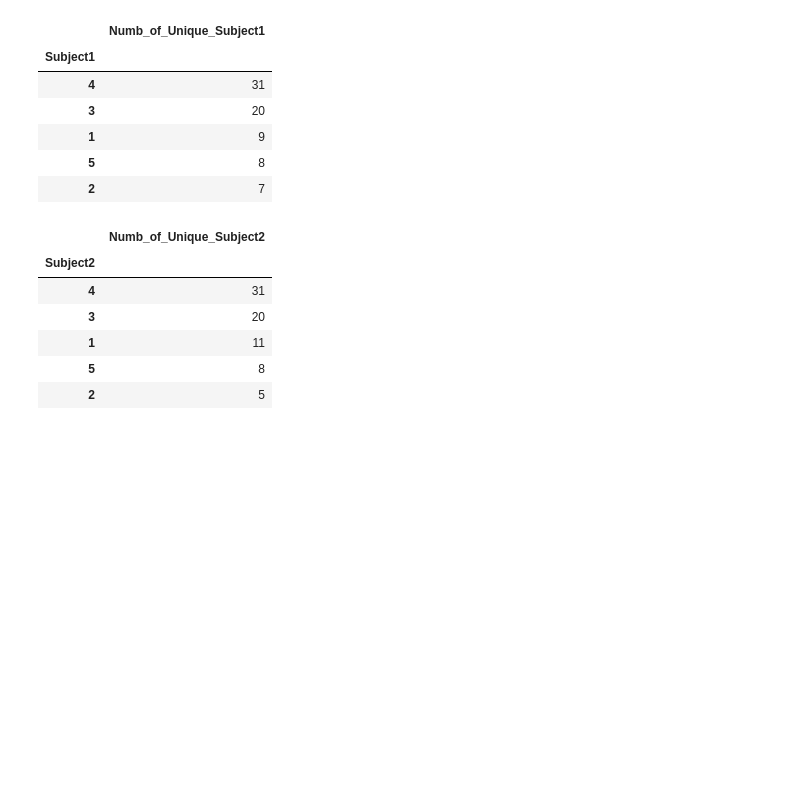
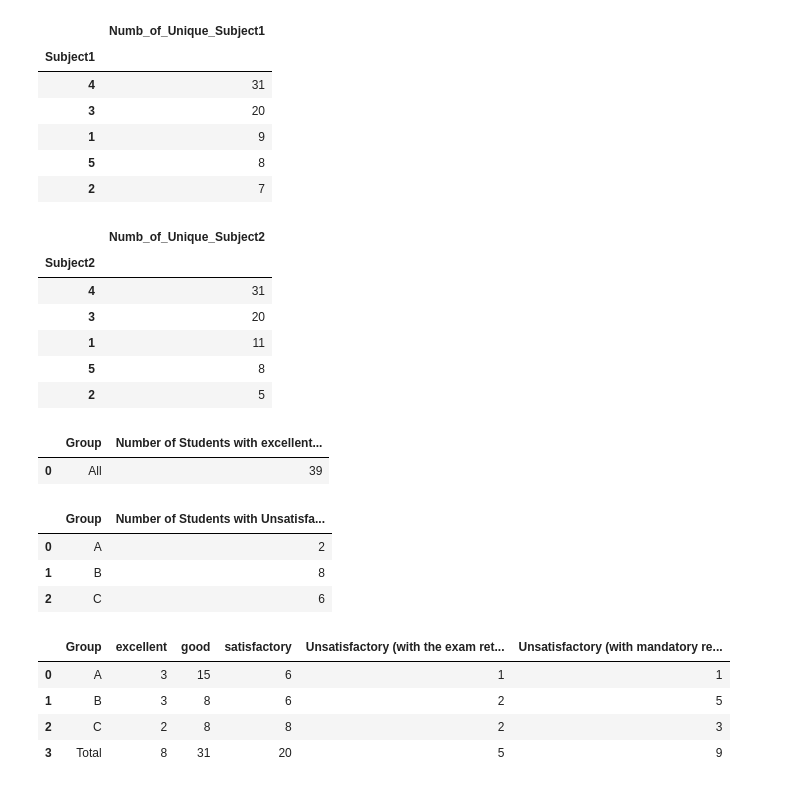
Before and after one commit to HalynaB-2908/HalynaB-2908, a Jupyter notebook: Workshop_1.ipynb, the cells around one changed output. Saved outputs shown, nothing was run; the diff lists cells and outputs as text; code cells hidden in the pictures; blank space fills up the shorter version.

```diff
--- a/Workshop_1.ipynb
+++ b/Workshop_1.ipynb
@@ -325,0 +325,54 @@ display(Unique_DataFrame1,Unique_DataFrame2,Unique_DataFrame3,Unique_DataFrame4,
+# %%
+total_count = stud_DataFrame[
+    (stud_DataFrame["Subject1"].isin(["excellent", "good"])) &
+    (stud_DataFrame["Subject2"].isin(["excellent", "good"]))
+].shape[0]
+
+result_total = pd.DataFrame({
+    "Group": ["All"],
+    "Number of Students with excellent and good Marks": [total_count]
+})
+
+display(result_total)
+# %% [output]
+|  | Group | Number of Students with excellent... |
+| 0 | All | 39 |
+# %%
+Stud_Unsat = stud_DataFrame[
+    (stud_DataFrame["Subject1"].isin(["Unsatisfactory (with the exam retake option)","Unsatisfactory (with mandatory repetition of the course)"])) &
+    (stud_DataFrame["Subject2"].isin(["Unsatisfactory (with the exam retake option)","Unsatisfactory (with mandatory repetition of the course)"]))
+].groupby("Group").size().reset_index(name="Number of Students with Unsatisfactory Marks")
+
+display(Stud_Unsat)
+# %% [output]
+|  | Group | Number of Students with Unsatisfa... |
+| 0 | A | 2 |
+| 1 | B | 8 |
+| 2 | C | 6 |
+# %%
+grade_labels = [
+    "excellent",
+    "good",
+    "satisfactory",
+    "Unsatisfactory (with the exam retake option)",
+    "Unsatisfactory (with mandatory repetition of the course)"
+]
+
+grade_counts = {}
+
+for grade in grade_labels:
+    grade_counts[grade] = stud_DataFrame[
+        (stud_DataFrame["Subject1"] == grade) & (stud_DataFrame["Subject2"] == grade)
+    ].groupby("Group").size()
+
+grade_summary = pd.DataFrame(grade_counts).fillna(0).reset_index()
+
+grade_summary.loc[len(grade_summary)] = ["Total"] + grade_summary[grade_labels].sum().tolist()
+
+display(grade_summary)
+# %% [output]
+|  | Group | excellent | good | satisfactory | Unsatisfactory (with the exam ret... | Unsatisfactory (with mandatory re... |
+| 0 | A | 3 | 15 | 6 | 1 | 1 |
+| 1 | B | 3 | 8 | 6 | 2 | 5 |
+| 2 | C | 2 | 8 | 8 | 2 | 3 |
+| 3 | Total | 8 | 31 | 20 | 5 | 9 |
```
Also changed, not shown: parts of 4 cells of this notebook.
